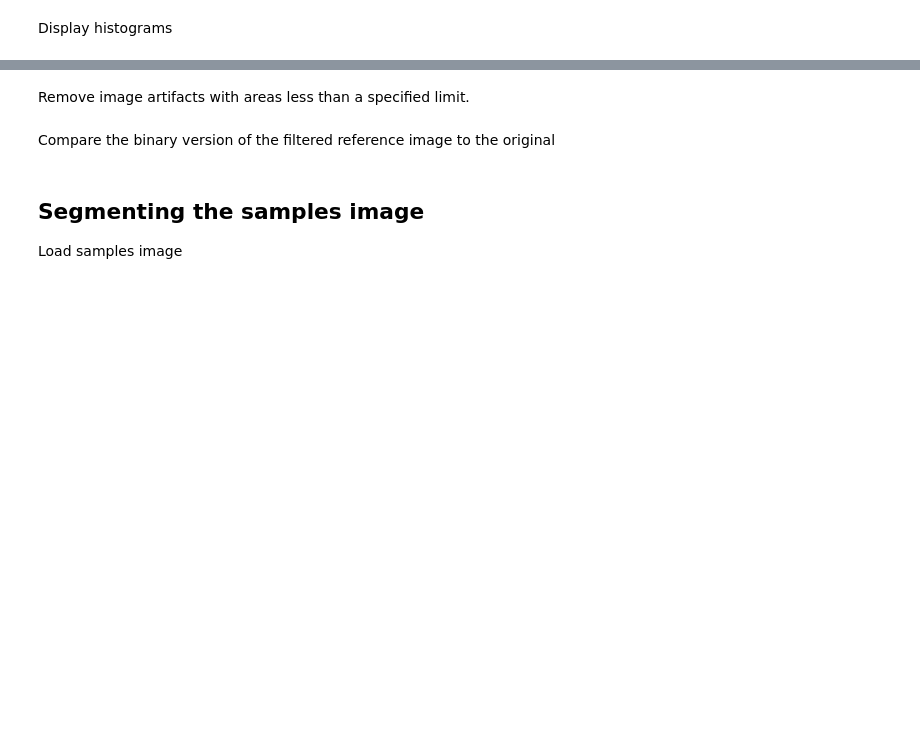
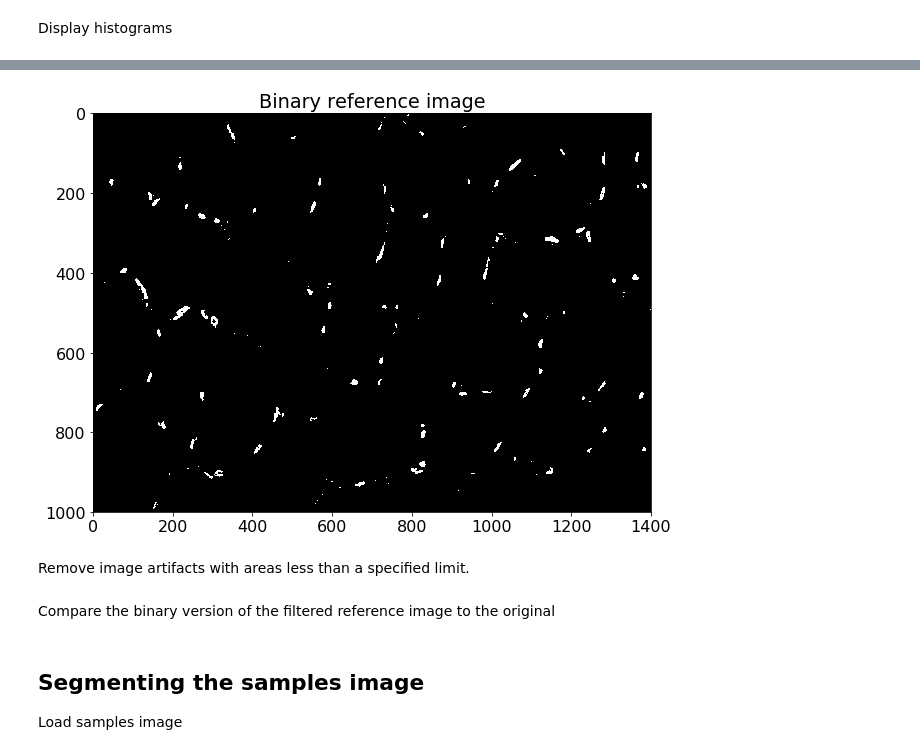
Before and after one commit to GSEL9/nih-prototype, a Jupyter notebook: prototype/tutorial.ipynb, the cells around one changed output, grey strips where cells are left out. Cells and saved outputs as stored; diff of their text form; code cells hidden in the pictures; blank space fills up the shorter version.

```diff
--- a/prototype/tutorial.ipynb
+++ b/prototype/tutorial.ipynb
@@ -97,9 +110,11 @@ for num, thresh in enumerate(thresholds):
+# %%
+ref_binary = binarize(ref_image, thresholds['otsu'])
 # %%
-ref_binary = threshold(ref_image, algorithm='otsu')
-
 plt.figure(figsize=(10, 10))
 plt.imshow(ref_binary, cmap=plt.cm.gray);
 plt.title('Binary reference image');
+# %% [output]
+[figure, added]
 # %% [markdown]
 Remove image artifacts with areas less than a specified limit.
 # %%
```
Also changed, not shown: parts of 8 cells of this notebook, 1 other file.
